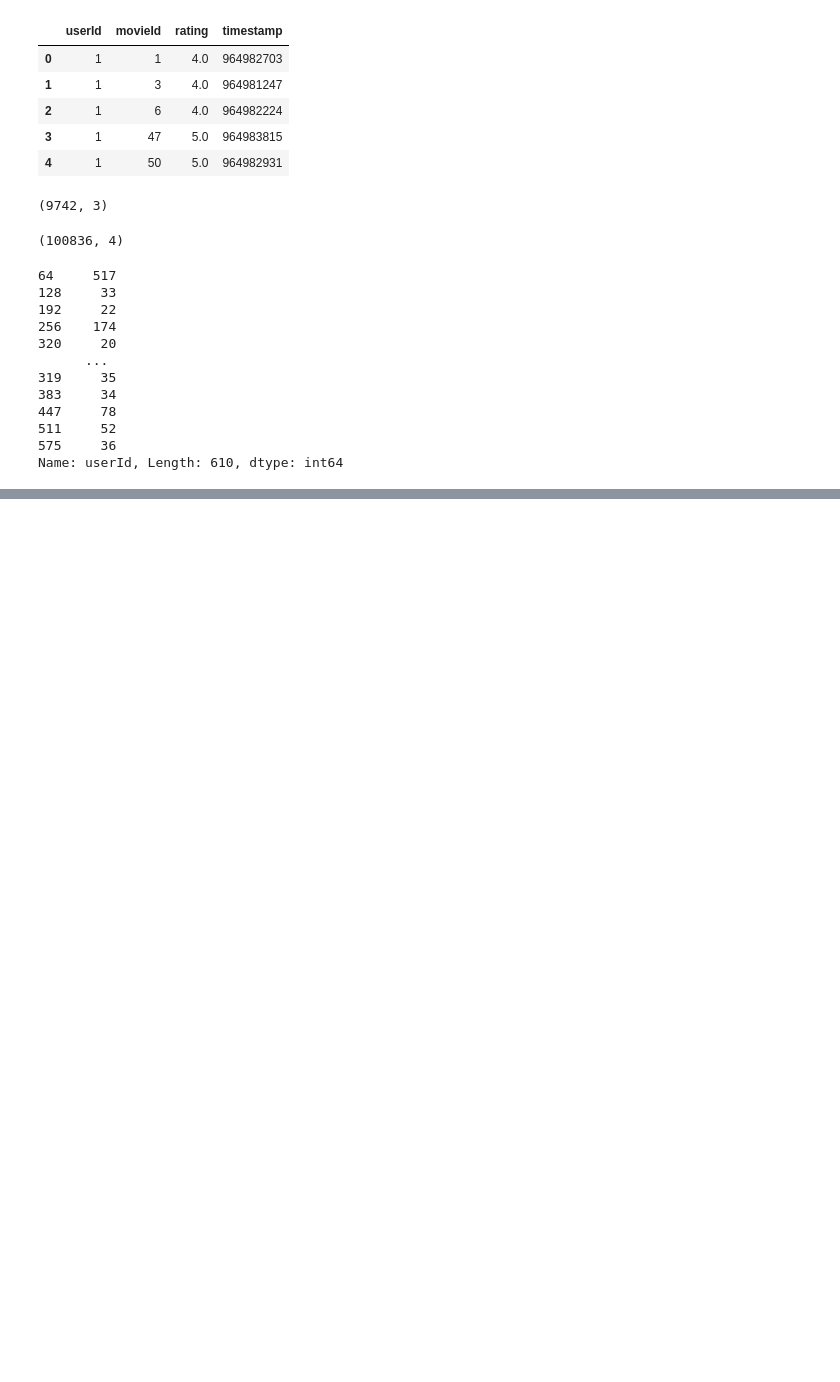
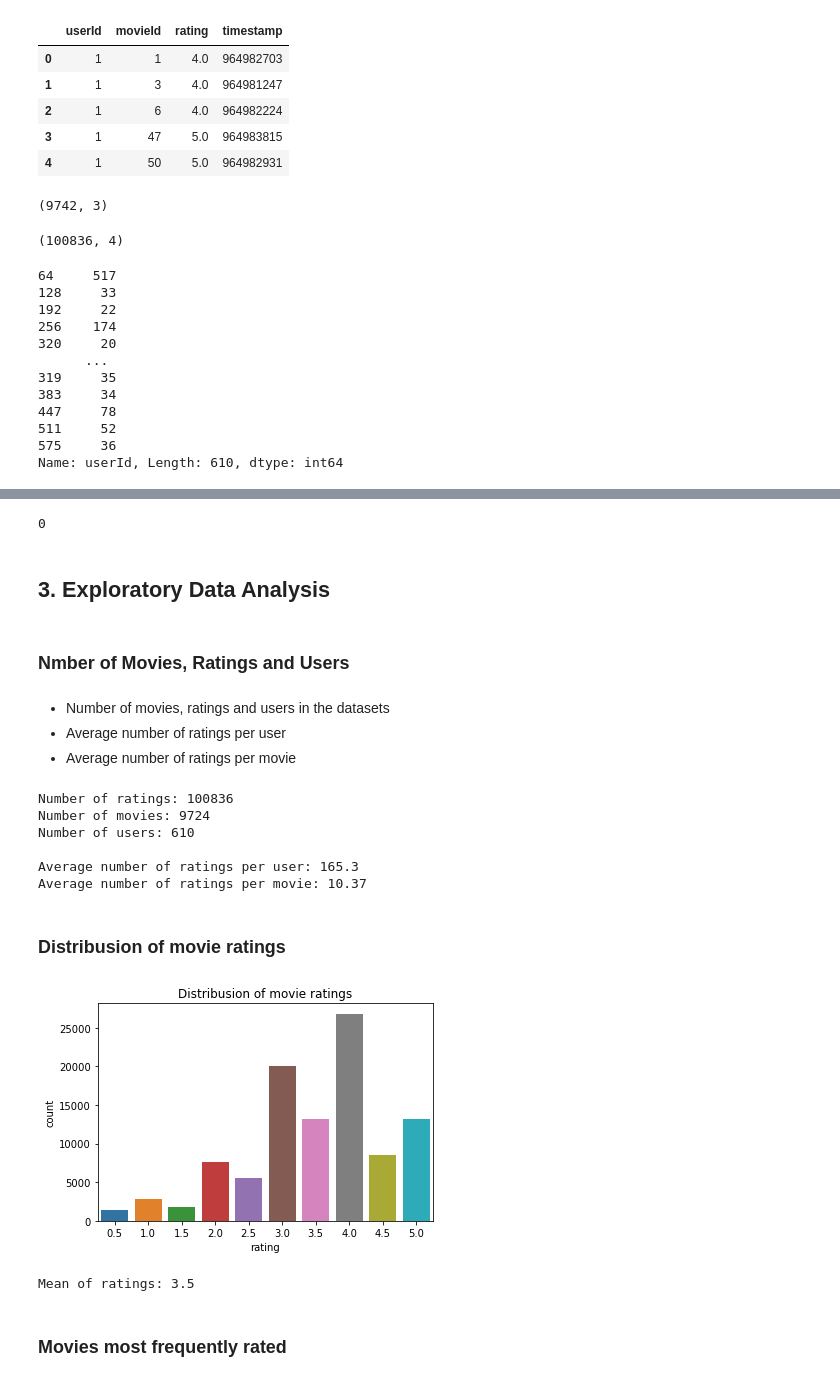
Before and after one commit to jesicahmwikali/RecommendationSystems-Team4-Phase4-Project, a Jupyter notebook: recommender.ipynb, the cells around one changed output, grey strips where cells are left out. Saved outputs shown, nothing was run; the diff lists cells and outputs as text; code cells hidden in the pictures; blank space fills up the shorter version.

```diff
--- a/recommender.ipynb
+++ b/recommender.ipynb
@@ -76,0 +137,50 @@ Name: userId, Length: 610, dtype: int64
+# %%
+#check datatypes and null values
+df.duplicated().sum()
+# %% [output]
+0
+# %% [markdown]
+## 3. Exploratory Data Analysis
+# %% [markdown]
+### Nmber of Movies, Ratings and Users
+# %% [markdown]
+* Number of movies, ratings and users in the datasets
+* Average number of ratings per user
+* Average number of ratings per movie
+# %%
+#number of ratings of movies
+n_ratings = len(df_ratings)
+# number of movies
+n_movies = df_ratings['movieId'].nunique()
+# number of users
+n_users = df_ratings['userId'].nunique()
+
+print(f"Number of ratings: {n_ratings}")
+print(f"Number of movies: {n_movies}")
+print(f"Number of users: {n_users}")
+print()
+# Average number of ratings per user & per movie
+print(f"Average number of ratings per user: {round(n_ratings/n_users, 2)}")
+print(f"Average number of ratings per movie: {round(n_ratings/n_movies, 2)}")
+# %% [output]
+Number of ratings: 100836
+Number of movies: 9724
+Number of users: 610
+
+Average number of ratings per user: 165.3
+Average number of ratings per movie: 10.37
+# %% [markdown]
+### Distribusion of movie ratings
+# %%
+# plot bar graph to show distribution of movie ratings
+sns.countplot(x='rating', data=df_ratings)
+plt.title("Distribusion of movie ratings")
+plt.show()
+# %% [output]
+[figure, added]
+# %%
+print(f"Mean of ratings: {round(df_ratings['rating'].mean(), 2)}")
+# %% [output]
+Mean of ratings: 3.5
+# %% [markdown]
+### Movies most frequently rated
```
Also changed, not shown: parts of 33 cells of this notebook.
